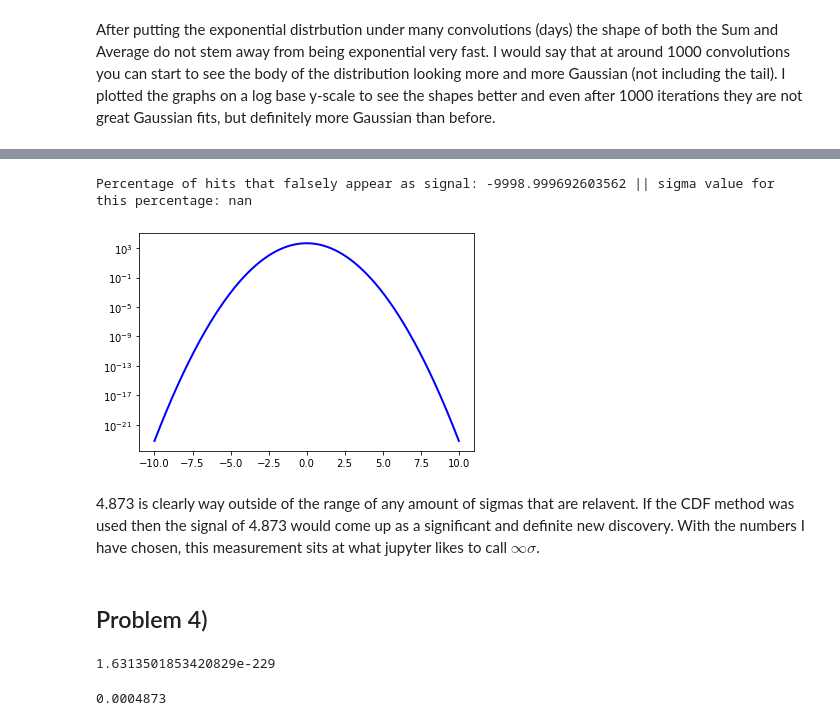
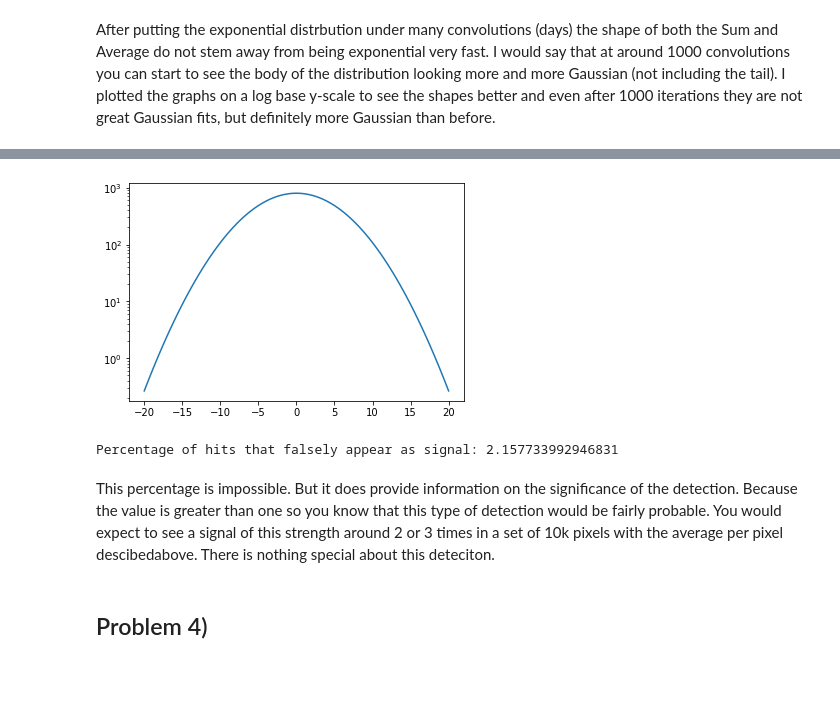
Before and after one commit to maverickmillican/Phys_434_Millican, a Jupyter notebook: Lab2_Millican.ipynb, the cells around one changed output, grey strips where cells are left out. Drawn from its saved outputs; the diff is of its cells as text; code cells hidden in the pictures; blank space fills up the shorter version.

```diff
--- a/Lab2_Millican.ipynb
+++ b/Lab2_Millican.ipynb
@@ -334,18 +333,0 @@ Now if I did not know which pixel exactly to look at, I would have to search ove
-# %%
-days = 10000
-x = np.linspace(-10, +10, 1000)
-err_y = stats.norm.pdf(x, mu, sigma)*days
-#y = np.convolve(err_y, err_y)
-#for i in range (2, days):
-#    y = np.convolve(y, err_y)
-#new_x = np.linspace(-4*days, 4*days, 8*days+1)
-plt.plot(x, err_y, 'b', lw=2, label = f'{days} days')
-plt.yscale('log')
-#plt.plot(x, err_y, 'b', lw=2, label = f'{days} days')
-mu = 0; sigma = .9
-prob = (1 - stats.norm.cdf(4.873, mu, sigma)*days)
-z = (stats.norm.ppf(1-(prob)))
-print(f'Percentage of hits that falsely appear as signal: {prob} || sigma value for this percentage: {z:.4f}')
-# %% [output]
-Percentage of hits that falsely appear as signal: -9998.999692603562 || sigma value for this percentage: nan
-[figure, removed]
@@ -355,12 +334,20 @@ det = stats.norm.ppf(1- prob5sigma/days, )
-# %% [markdown]
-4.873 is clearly way outside of the range of any amount of sigmas that are relavent. If the CDF method was used then the signal of 4.873 would come up as a significant and definite new discovery. With the numbers I have chosen, this measurement sits at what jupyter likes to call $\infty\sigma$.
+# %%
+pixels = 10000; mu = 0; sigma = 5
+x = np.linspace(-20, 20, 100)
+err_y = stats.norm.pdf(x, mu, sigma)*pixels
+fig, ax = plt.subplots(1, 1)
+ax.plot(x, err_y)
+ax.set_yscale('log')
+# %% [output]
+[figure, added]
+# %%
+mu = 0; sigma = 5
+prob = (1 - stats.norm.cdf(17.6, mu, sigma))*pixels
+z = (stats.norm.ppf(1-(prob)))
+print(f'Percentage of hits that falsely appear as signal: {prob}' )
+# %% [output]
+Percentage of hits that falsely appear as signal: 2.157733992946831
+# %% [markdown]
+This percentage is impossible. But it does provide information on the significance of the detection. Because the value is greater than one so you know that this type of detection would be fairly probable. You would expect to see a signal of this strength around 2 or 3 times in a set of 10k pixels with the average per pixel descibedabove. There is nothing special about this deteciton.
 # %% [markdown]
 ## Problem 4)
-# %%
-((np.sqrt(sigma)))**days
-# %% [output]
-1.6313501853420829e-229
-# %%
-4.873/days
-# %% [output]
-0.0004873
```
Also changed, not shown: parts of 15 cells of this notebook.
